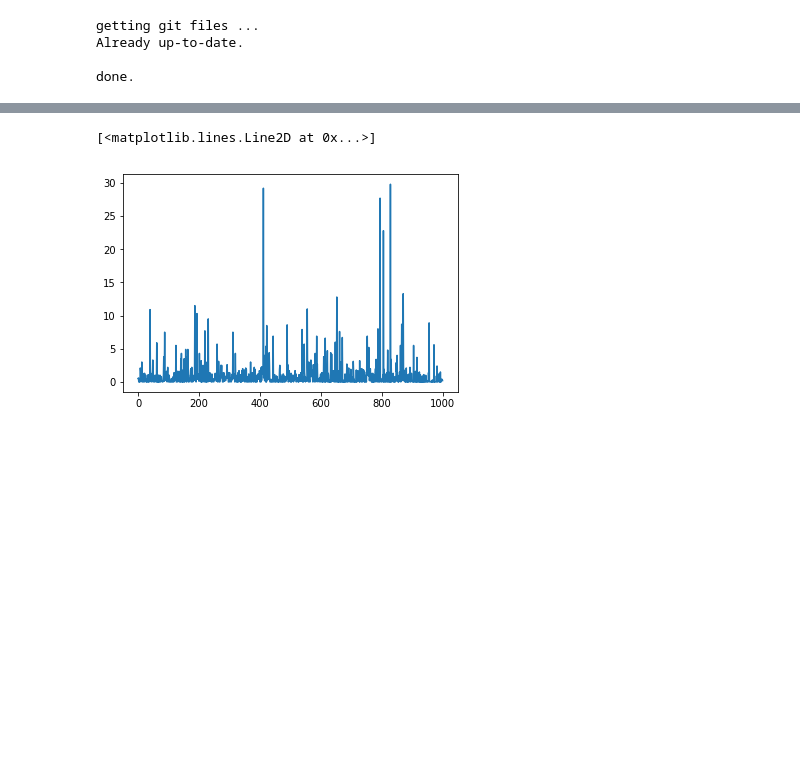
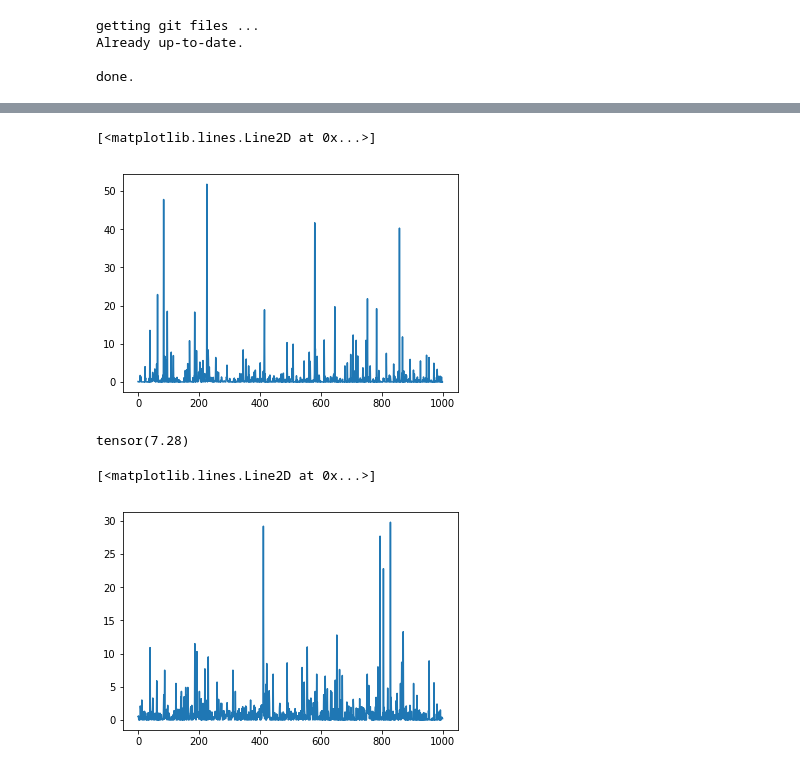
Before and after one commit to ahmad-PH/nag-notebooks, a Jupyter notebook: NAG_tripletLossExperiment.ipynb, the cells around one changed output, grey strips where cells are left out. Saved outputs shown, nothing was run; the diff lists cells and outputs as text; code cells hidden in the pictures; blank space fills up the shorter version.

```diff
--- a/NAG_tripletLossExperiment.ipynb
+++ b/NAG_tripletLossExperiment.ipynb
@@ -553,7 +562,7 @@ def fool_loss(model_output, target_labels):
 
 
 def validation(gen_output, target):
-  perturbations, _, _, clean_images, _ = gen_output
+  perturbations, _, _, clean_images, _, _ = gen_output
   perturbed_images = clean_images + perturbations
   benign_preds = torch.argmax(arch(clean_images), 1)
   adversary_preds = torch.argmax(arch(perturbed_images), 1)
@@ -700,12 +709,11 @@ class FeatureLoss(nn.Module):
         return y, [(o.clone() if clone else o) for o in self.hooks.stored]
 
     def forward(self, inp, target):
-      sigma_B, _, _, X_B, z = inp
+      sigma_B, _, _, X_B, B_Y, z = inp
 
       X_A = X_B + sigma_B
       X_S = self.add_perturbation_shuffled(X_B, sigma_B) # Shuffled Addversarial Examples
 
-      B_Y, _ = self.make_features(X_B)
       A_Y, A_feat = self.make_features(X_A)
       _, S_feat = self.make_features(X_S)
 
@@ -730,7 +738,7 @@ class FeatureLoss(nn.Module):
 # %%
 feat_loss = FeatureLoss(arch, layers, layer_weights)
 # %%
-env.save_filename = 'vgg16_25'
+env.save_filename = 'vgg16_26'
 
 if Path(env.get_csv_path() + '.csv').exists(): raise FileExistsError("csv_path already exists")
 if Path(env.get_models_path()).exists(): raise FileExistsError("models_path already exists")
@@ -758,12 +766,10 @@ if mode == "sanity_check":
 if len(learn.callback_fns) == 1:
   print("\n\n\nWARNING: you are not using the DiversityWeightsScheduler callback.\n\n\n")
 
-  # WARNING, YOU HAVE DISABLED THE FINAL COPYING COMMANDS
-
 saver_best = SaveModelCallback(learn, every='improvement', monitor='validation', name=env.save_filename + "-best")
 saver_every_epoch = SaveModelCallback(learn, every='epoch', name=env.save_filename)
 
-learn.fit(20, lr=5e-03, wd = 0., callbacks=[saver_best, saver_every_epoch])
+learn.fit(40, lr=5e-03, wd = 0., callbacks=[saver_best, saver_every_epoch])
 
 # learn.fit_one_cycle(8, max_lr=5e-01) #mohammad's setting that got 77 validation start on resnet with diversity loss on AdaptiveAvgPool2d
 # learn.fit_one_cycle(5, max_lr=2e-2) #used for vgg-19-bn
@@ -772,6 +778,4 @@ learn.fit(20, lr=5e-03, wd = 0., callbacks=[saver_best, saver_every_epoch])
 shutil.copyfile(env.temp_csv_path + '/' + env.save_filename + ".csv", env.get_csv_path() + '.csv')
 shutil.copytree(env.data_path/"models", env.get_models_path())
 shutil.rmtree(env.data_path/"models")
-
-# shutil.copyfile("/content/dataset/models/" + save_filename + "-best.pth", "/content/gdrive/My Drive/DL/models/" + save_filename + ".pth")
 # %% [output]
@@ -1007,3 +932,15 @@ finished creating the prediction histogram
+# %%
+sorted_hist = sorted(hist, key=lambda x: x[0], reverse = False)
+values = [elem[1] for elem in sorted_hist]
+import matplotlib.pyplot as plt
+plt.plot(values)
+# %% [output]
+[<matplotlib.lines.Line2D at 0x...>]
+[figure, added]
+# %%
+entropy(values)
+# %% [output]
+tensor(7.28)
 # %%
 sorted_hist = sorted(hist, key=lambda x: x[0], reverse = False)
 values = [elem[1] for elem in sorted_hist]
```
Also changed, not shown: parts of 3 cells of this notebook, 1 other file.
